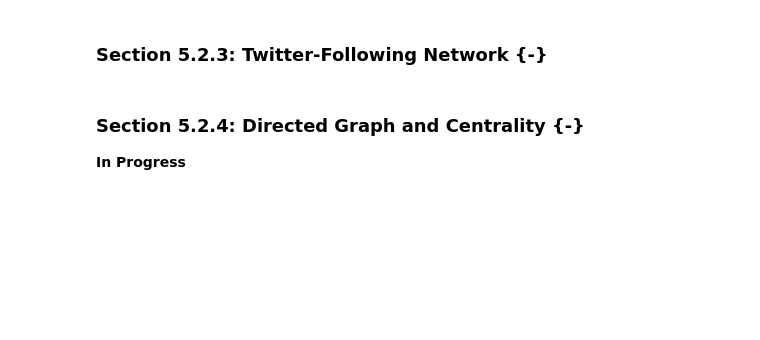
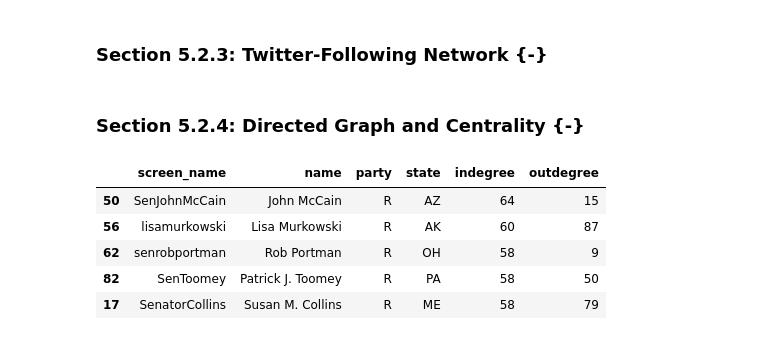
Before and after one commit to jeffallen13/qsspy, a Jupyter notebook: DISCOVERY/discovery-py.ipynb, the cells around one changed output. Saved outputs shown, nothing was run; the diff lists cells and outputs as text; code cells hidden in the pictures; blank space fills up the shorter version.

```diff
--- a/DISCOVERY/discovery-py.ipynb
+++ b/DISCOVERY/discovery-py.ipynb
@@ -805,5 +805,16 @@ for i in range(len(twitter)):
 twitter_g = ig.Graph.Adjacency(twitter_adj, mode='directed')
 # %% [markdown]
 ### Section 5.2.4: Directed Graph and Centrality {-}
-
-**In Progress**
+# %%
+senator['indegree'] = twitter_g.indegree()
+senator['outdegree'] = twitter_g.outdegree()
+
+# 5 greatest indegree
+senator.sort_values(by='indegree', ascending=False).head(5)
+# %% [output]
+|  | screen_name | name | party | state | indegree | outdegree |
+| 50 | SenJohnMcCain | John McCain | R | AZ | 64 | 15 |
+| 56 | lisamurkowski | Lisa Murkowski | R | AK | 60 | 87 |
+| 62 | senrobportman | Rob Portman | R | OH | 58 | 9 |
+| 82 | SenToomey | Patrick J. Toomey | R | PA | 58 | 50 |
+| 17 | SenatorCollins | Susan M. Collins | R | ME | 58 | 79 |
```
Also changed, not shown: parts of 10 cells of this notebook, 2 other files.
